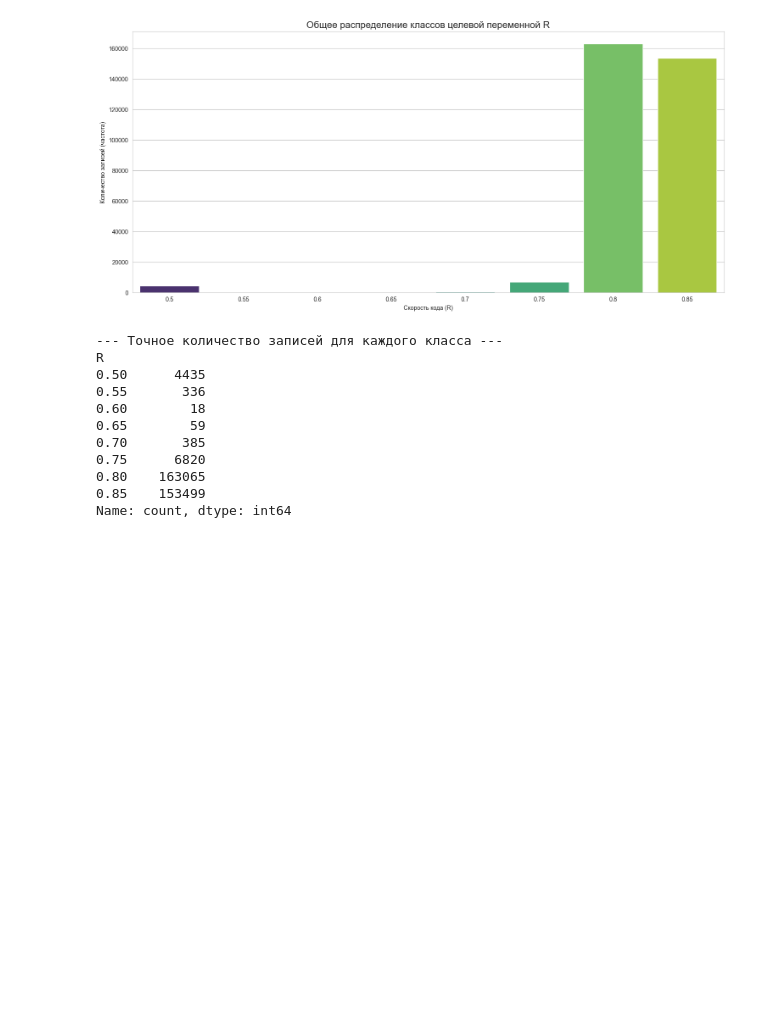
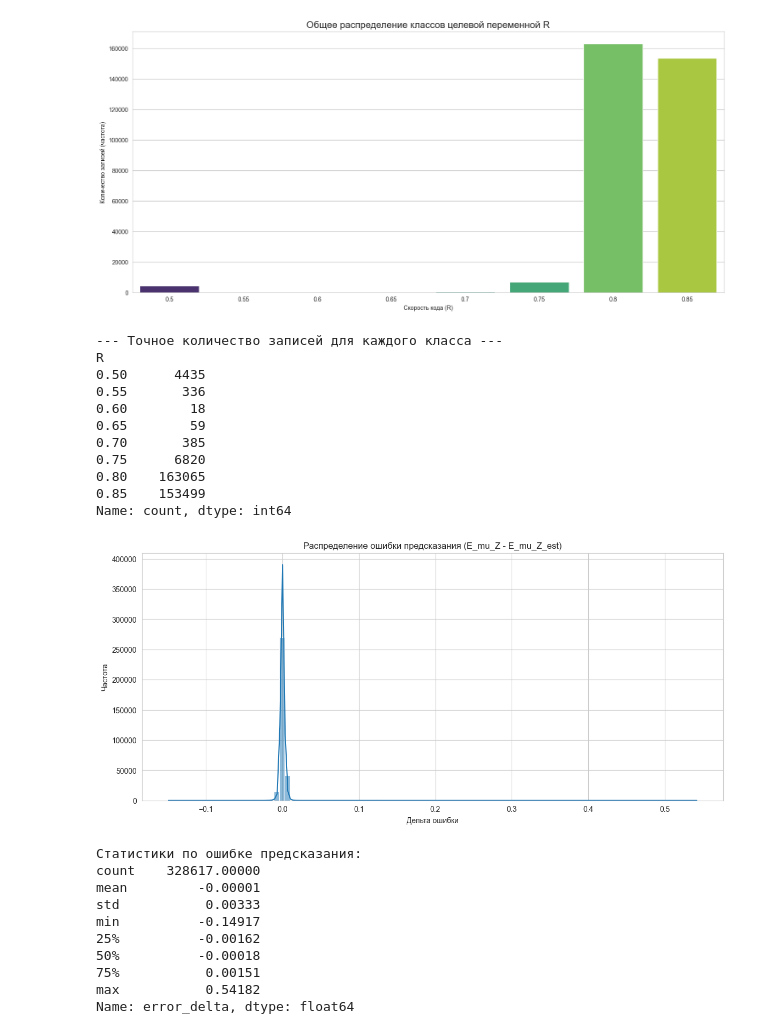
Before and after one commit to jmihan/aidao-hack, a Jupyter notebook: notebooks/eda_raw.ipynb, the cells around one changed output. Drawn from its saved outputs; the diff is of its cells as text; code cells hidden in the pictures; blank space fills up the shorter version.

```diff
--- a/notebooks/eda_raw.ipynb
+++ b/notebooks/eda_raw.ipynb
@@ -557,3 +557,33 @@ R
 0.80    163065
 0.85    153499
 Name: count, dtype: int64
+# %%
+import matplotlib.pyplot as plt
+import seaborn as sns
+
+# Создаем колонку с ошибкой предсказания E_mu_Z_est
+df['error_delta'] = df['E_mu_Z'] - df['E_mu_Z_est']
+
+# Визуализируем распределение этой ошибки
+plt.figure(figsize=(14, 6))
+sns.histplot(df['error_delta'], bins=100, kde=True)
+plt.title('Распределение ошибки предсказания (E_mu_Z - E_mu_Z_est)')
+plt.xlabel('Дельта ошибки')
+plt.ylabel('Частота')
+plt.grid(True)
+plt.show()
+
+print("Статистики по ошибке предсказания:")
+print(df['error_delta'].describe())
+# %% [output]
+[figure, added]
+Статистики по ошибке предсказания:
+count    328617.00000
+mean         -0.00001
+std           0.00333
+min          -0.14917
+25%          -0.00162
+50%          -0.00018
+75%           0.00151
+max           0.54182
+Name: error_delta, dtype: float64
```
Also changed, not shown: parts of 14 cells of this notebook, 1 other file.
